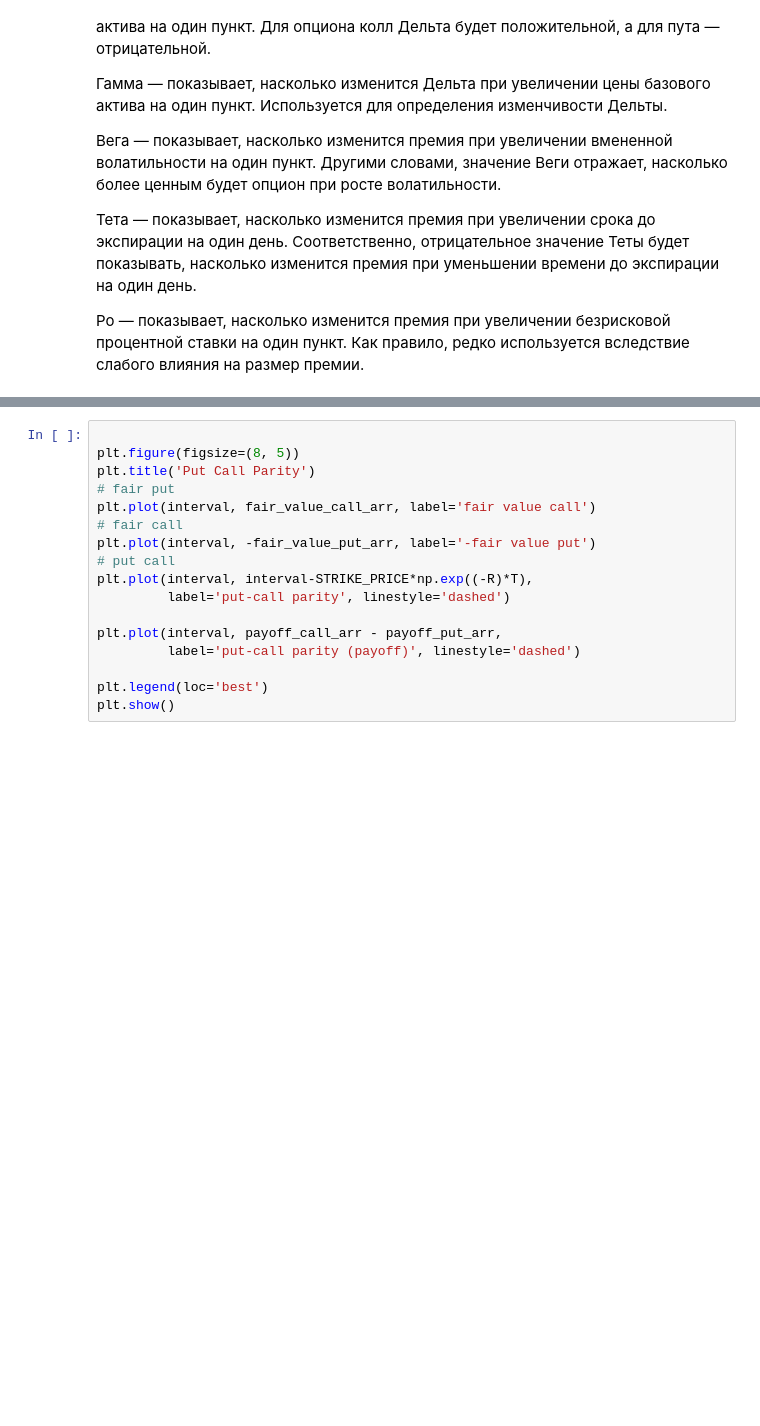
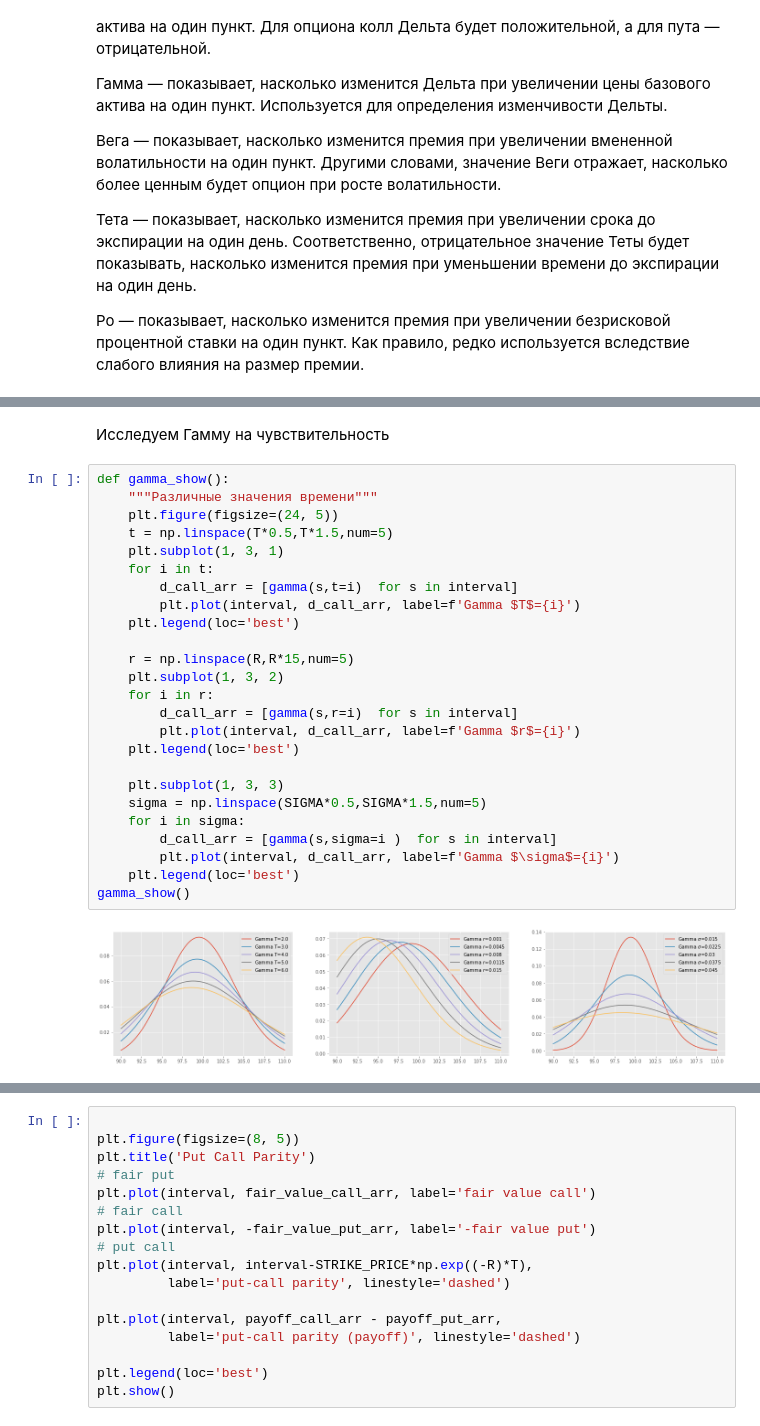
Before and after one commit to CyberCheshir/FinMath, a Jupyter notebook: Лабораторная 2.ipynb, the cells around one changed output, grey strips where cells are left out. Cells and saved outputs as stored; diff of their text form; blank space fills up the shorter version.

```diff
--- a/Лабораторная 2.ipynb
+++ b/Лабораторная 2.ipynb
@@ -294,0 +420,29 @@ time_dif_show()
+# %% [markdown]
+Исследуем Гамму на чувствительность
+# %%
+def gamma_show():
+    """Различные значения времени"""
+    plt.figure(figsize=(24, 5))
+    t = np.linspace(T*0.5,T*1.5,num=5)
+    plt.subplot(1, 3, 1)
+    for i in t:
+        d_call_arr = [gamma(s,t=i)  for s in interval]
+        plt.plot(interval, d_call_arr, label=f'Gamma $T$={i}')
+    plt.legend(loc='best')
+
+    r = np.linspace(R,R*15,num=5)
+    plt.subplot(1, 3, 2)
+    for i in r:
+        d_call_arr = [gamma(s,r=i)  for s in interval]
+        plt.plot(interval, d_call_arr, label=f'Gamma $r$={i}')
+    plt.legend(loc='best')
+
+    plt.subplot(1, 3, 3)
+    sigma = np.linspace(SIGMA*0.5,SIGMA*1.5,num=5)
+    for i in sigma:
+        d_call_arr = [gamma(s,sigma=i )  for s in interval]
+        plt.plot(interval, d_call_arr, label=f'Gamma $\sigma$={i}')
+    plt.legend(loc='best')
+gamma_show()
+# %% [output]
+[figure, added]
```
Also changed, not shown: parts of 23 cells of this notebook, 1 other file.
